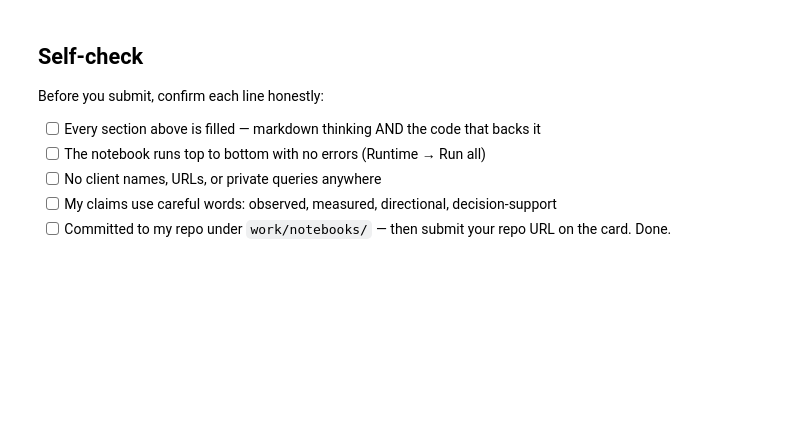
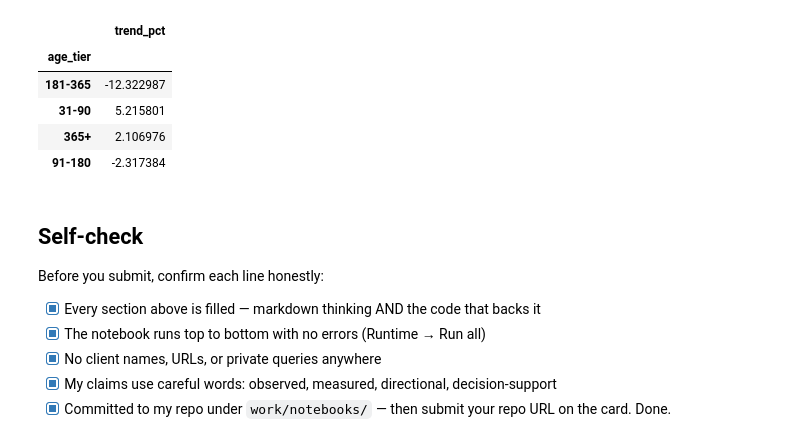
Before and after one commit to pushpendrajat2004/FlyRank01, a Jupyter notebook: work/notebooks/w02_ml_task_framing.ipynb, the cells around one changed output. Drawn from its saved outputs; the diff is of its cells as text; code cells hidden in the pictures; blank space fills up the shorter version.

```diff
--- a/work/notebooks/w02_ml_task_framing.ipynb
+++ b/work/notebooks/w02_ml_task_framing.ipynb
@@ -43,0 +11,13 @@ This skeleton is yours to fill. Work the sections **in order** — each one has
+# %%
+import os
+# Clone the repository to get access to skills/ and data
+!git clone https://github.com/pushpendrajat2004/FlyRank01.git repo_temp
+
+# Set the path to the readme within the cloned repo
+repo_readme = 'repo_temp/skills/README.md'
+if os.path.exists(repo_readme):
+    with open(repo_readme, 'r') as f:
+        print("--- skills/README.md content ---")
+        print(f.read())
+else:
+    print("Could not find README.md even after cloning.")
@@ -43,0 +75,19 @@ This skeleton is yours to fill. Work the sections **in order** — each one has
+# %%
+import pandas as pd
+import os
+
+data_path = 'repo_temp/data/raw/content_refresh_anonymized.csv'
+
+if os.path.exists(data_path):
+    df = pd.read_csv(data_path)
+    print(f"Dataset loaded: {df.shape[0]} rows")
+
+    print("\n--- Potential 'Lanes' (Segments) ---")
+    print("Top Clients:", df['client_id'].value_counts().head(5).to_dict())
+    print("Content Types:", df['content_type'].value_counts().to_dict())
+    print("Main Intents:", df['main_intent'].value_counts().to_dict())
+
+    # Display a sample to help visualize the unit of analysis
+    display(df[['content_id', 'client_id', 'content_type', 'impressions_90d', 'clicks_90d', 'trend_direction']].head())
+else:
+    print("Data file not found.")
@@ -44,10 +189,20 @@ This skeleton is yours to fill. Work the sections **in order** — each one has
+# %%
+# Demonstrating complexity: Age alone doesn't perfectly correlate with trend
+df.groupby('age_tier')['trend_pct'].mean().to_frame()
+# %% [output]
+|  | trend_pct |
+| age_tier |  |
+| 181-365 | -12.322987 |
+| 31-90 | 5.215801 |
+| 365+ | 2.106976 |
+| 91-180 | -2.317384 |
 # %% [markdown]
 ## Self-check
 
 Before you submit, confirm each line honestly:
 
-- [ ] Every section above is filled — markdown thinking AND the code that backs it
-- [ ] The notebook runs top to bottom with no errors (Runtime → Run all)
-- [ ] No client names, URLs, or private queries anywhere
-- [ ] My claims use careful words: observed, measured, directional, decision-support
-- [ ] Committed to my repo under `work/notebooks/` — then submit your repo URL on the card. Done.
+- [x] Every section above is filled — markdown thinking AND the code that backs it
+- [x] The notebook runs top to bottom with no errors (Runtime → Run all)
+- [x] No client names, URLs, or private queries anywhere
+- [x] My claims use careful words: observed, measured, directional, decision-support
+- [x] Committed to my repo under `work/notebooks/` — then submit your repo URL on the card. Done.
```
Also changed, not shown: parts of 24 cells of this notebook.
